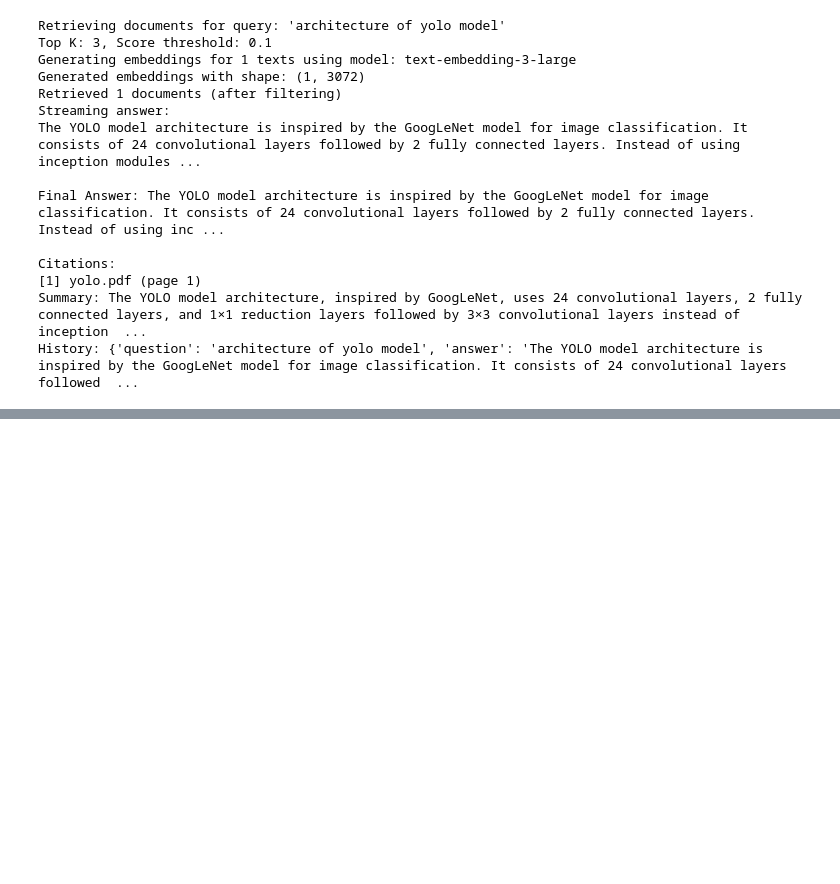
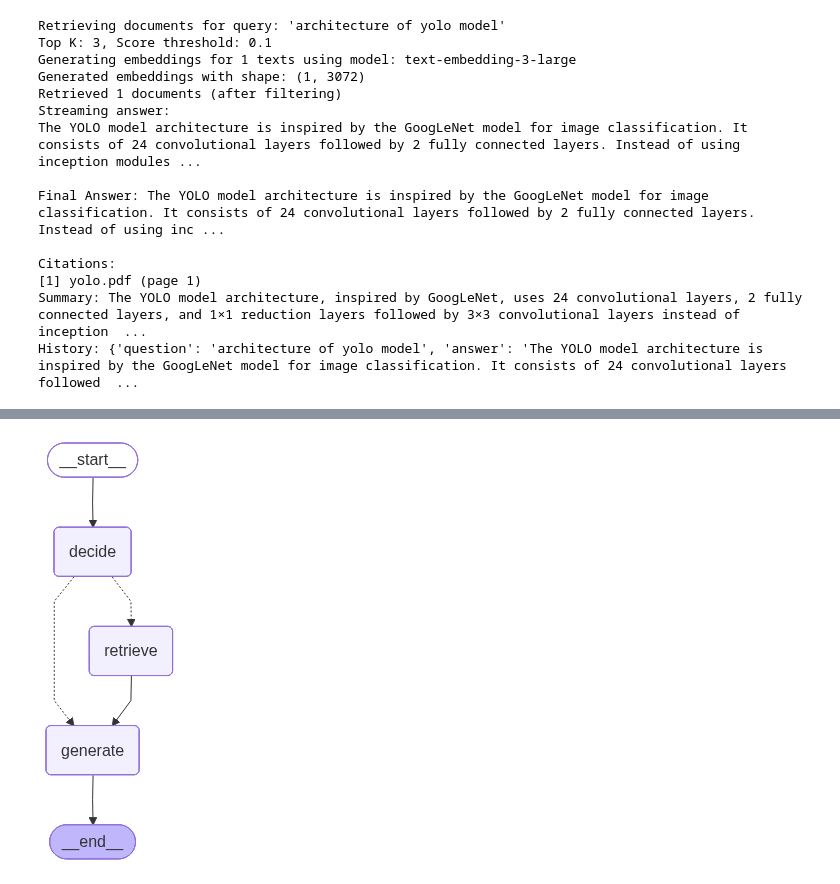
Before and after one commit to AquibPy/RAGenius, a Jupyter notebook: notebooks/document.ipynb, the cells around one changed output, grey strips where cells are left out. Drawn from its saved outputs; the diff is of its cells as text; code cells hidden in the pictures; blank space fills up the shorter version.

Commit message:
UPDATED: notebook file for agentic rag basics

```diff
--- a/notebooks/document.ipynb
+++ b/notebooks/document.ipynb
@@ -873,0 +947,9 @@ History: {'question': 'architecture of yolo model', 'answer': 'The YOLO model ar
+# %%
+def retrieve_documents(state: AgentState) -> AgentState:
+    """
+    Retrieve relevant documents based on the question
+    """
+    question = state["question"]
+    documents = retriever.invoke(question)
+
+    return {**state, "documents": documents}
@@ -873,0 +983,39 @@ History: {'question': 'architecture of yolo model', 'answer': 'The YOLO model ar
+# %%
+def should_retrieve(state: AgentState) -> str:
+    """
+    Determine the next step based on retrieval decision
+    """
+    if state["needs_retrieval"]:
+        return "retrieve"
+    else:
+        return "generate"
+# %%
+workflow = StateGraph(AgentState)
+
+# Add nodes
+workflow.add_node("decide", decide_retrieval)
+workflow.add_node("retrieve", retrieve_documents)
+workflow.add_node("generate", generate_answer)
+
+# Set entry point
+workflow.set_entry_point("decide")
+
+# Add conditional edges
+workflow.add_conditional_edges(
+    "decide",
+    should_retrieve,
+    {
+        "retrieve": "retrieve",
+        "generate": "generate"
+    }
+)
+
+# Add edges
+workflow.add_edge("retrieve", "generate")
+workflow.add_edge("generate", END)
+
+# Compile the graph
+app = workflow.compile()
+app
+# %% [output]
+[figure, added]
```
Also changed, not shown: parts of 14 cells of this notebook, 2 other files.
